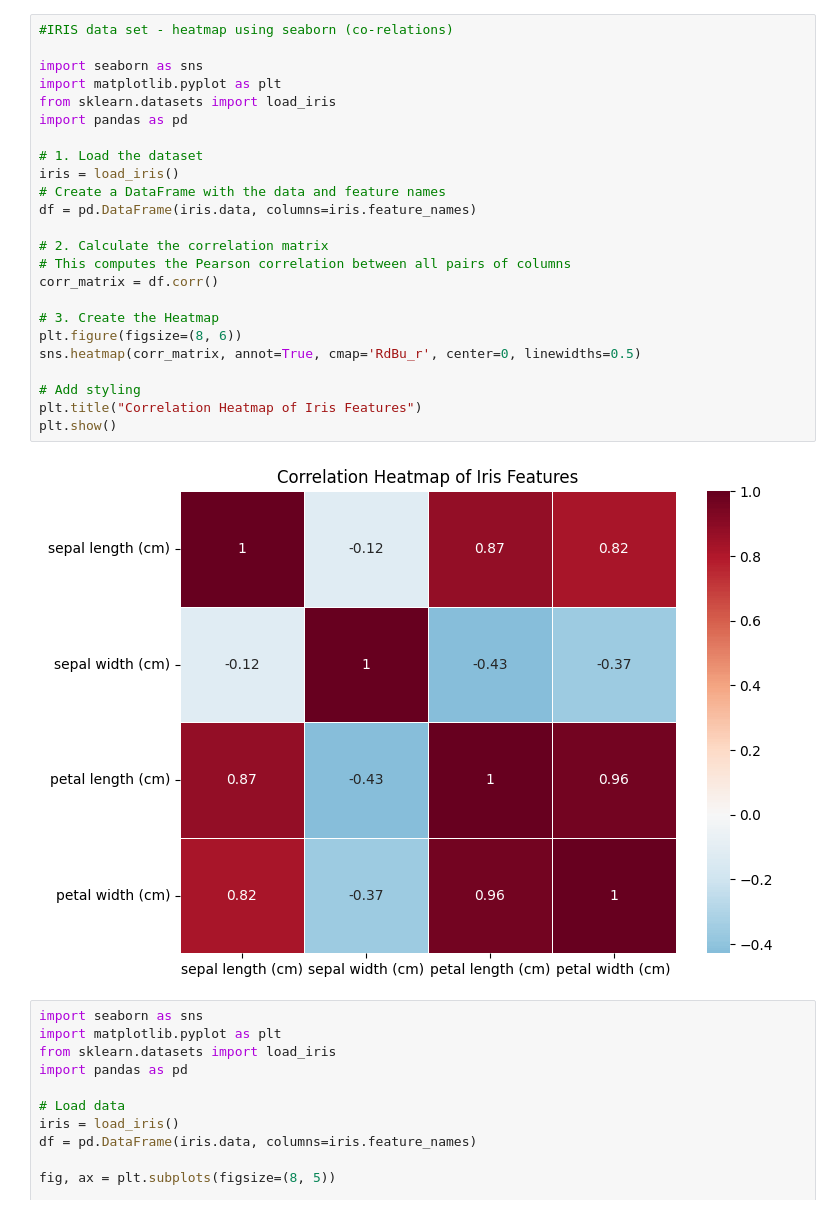
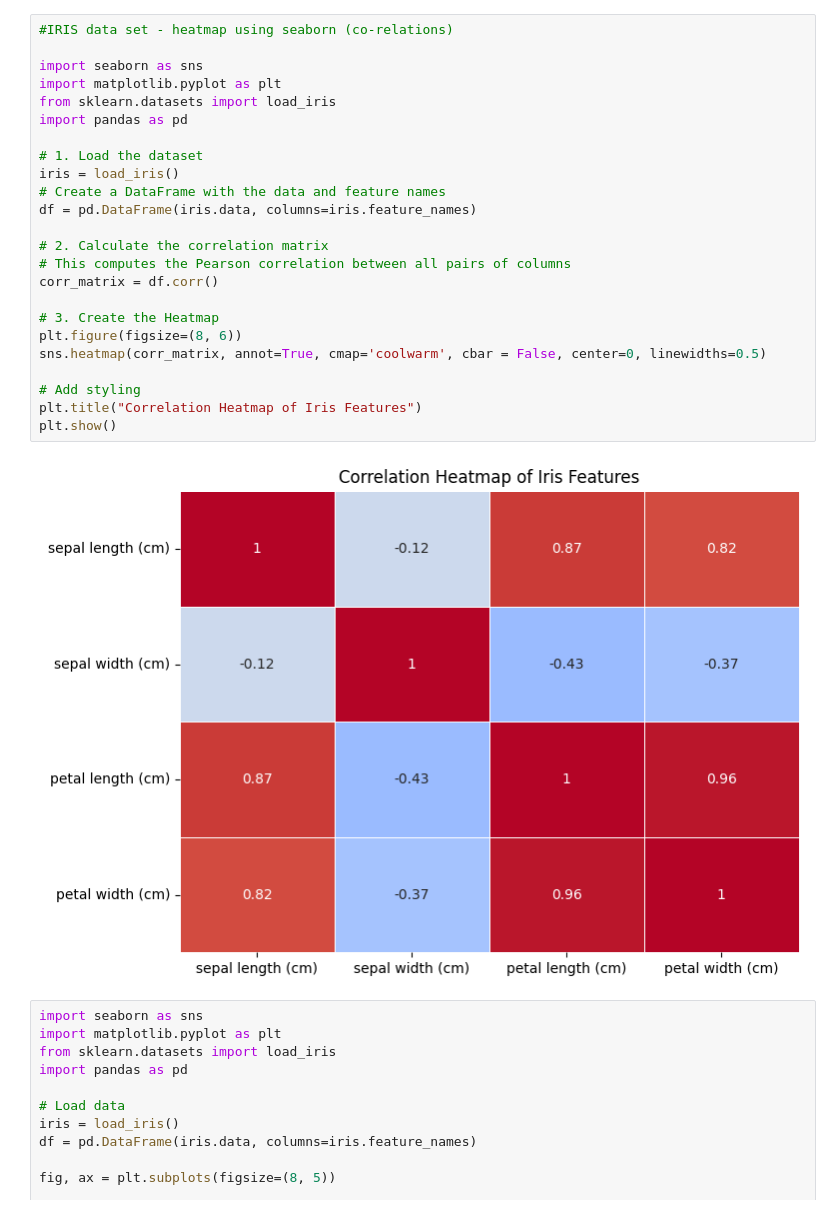
Before and after one commit to aaromalonline/jupyter_prgms, a Jupyter notebook: sklearn-seaborn.ipynb, the cells around one changed output. Drawn from its saved outputs; the diff is of its cells as text.

```diff
--- a/sklearn-seaborn.ipynb
+++ b/sklearn-seaborn.ipynb
@@ -1,29 +1,29 @@
 # %%
 #IRIS data set - heatmap using seaborn (co-relations)
 
 import seaborn as sns
 import matplotlib.pyplot as plt
 from sklearn.datasets import load_iris
 import pandas as pd
 
 # 1. Load the dataset
 iris = load_iris()
 # Create a DataFrame with the data and feature names
 df = pd.DataFrame(iris.data, columns=iris.feature_names)
 
 # 2. Calculate the correlation matrix
 # This computes the Pearson correlation between all pairs of columns
 corr_matrix = df.corr()
 
 # 3. Create the Heatmap
 plt.figure(figsize=(8, 6))
-sns.heatmap(corr_matrix, annot=True, cmap='RdBu_r', center=0, linewidths=0.5)
+sns.heatmap(corr_matrix, annot=True, cmap='coolwarm', cbar = False, center=0, linewidths=0.5)
 
 # Add styling
 plt.title("Correlation Heatmap of Iris Features")
 plt.show()
 # %% [output]
-[figure, old version]
+[figure, new version]
 # %%
 import seaborn as sns
 import matplotlib.pyplot as plt
```
Also changed, not shown: 1 other file.
